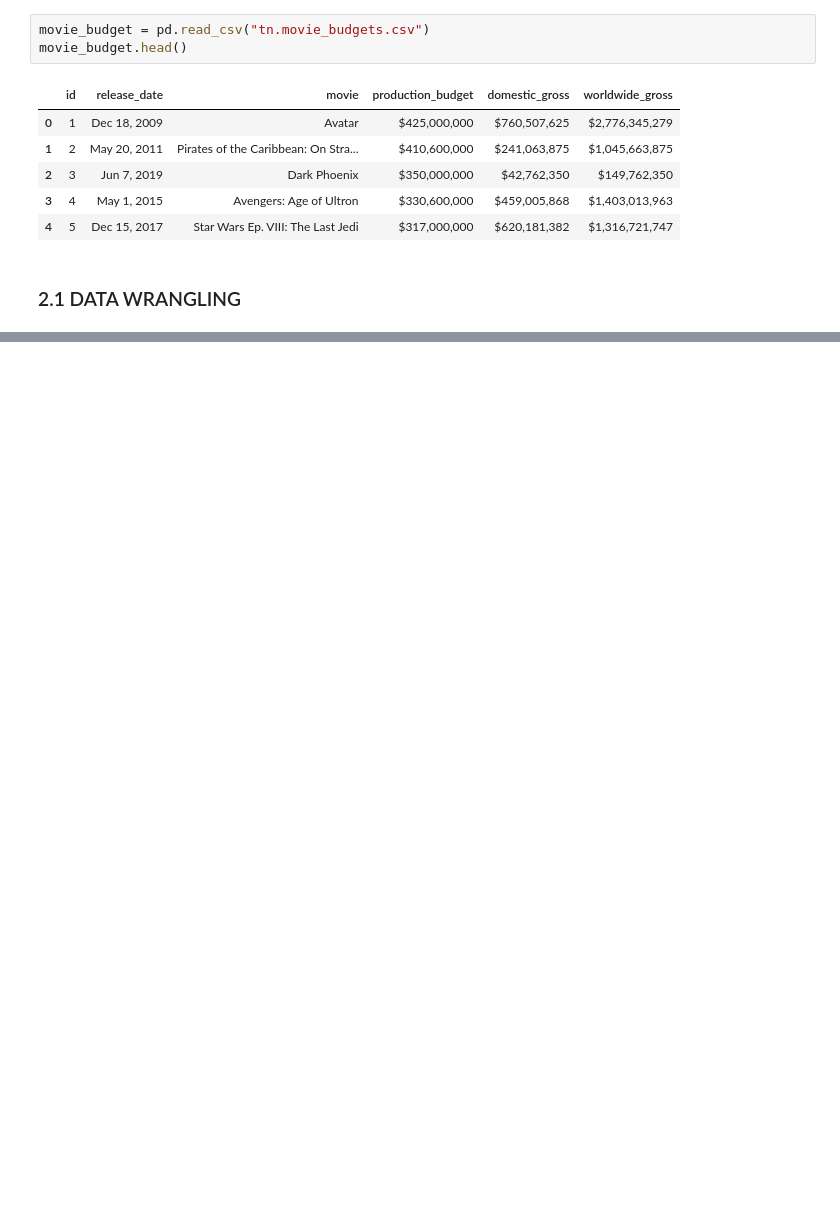
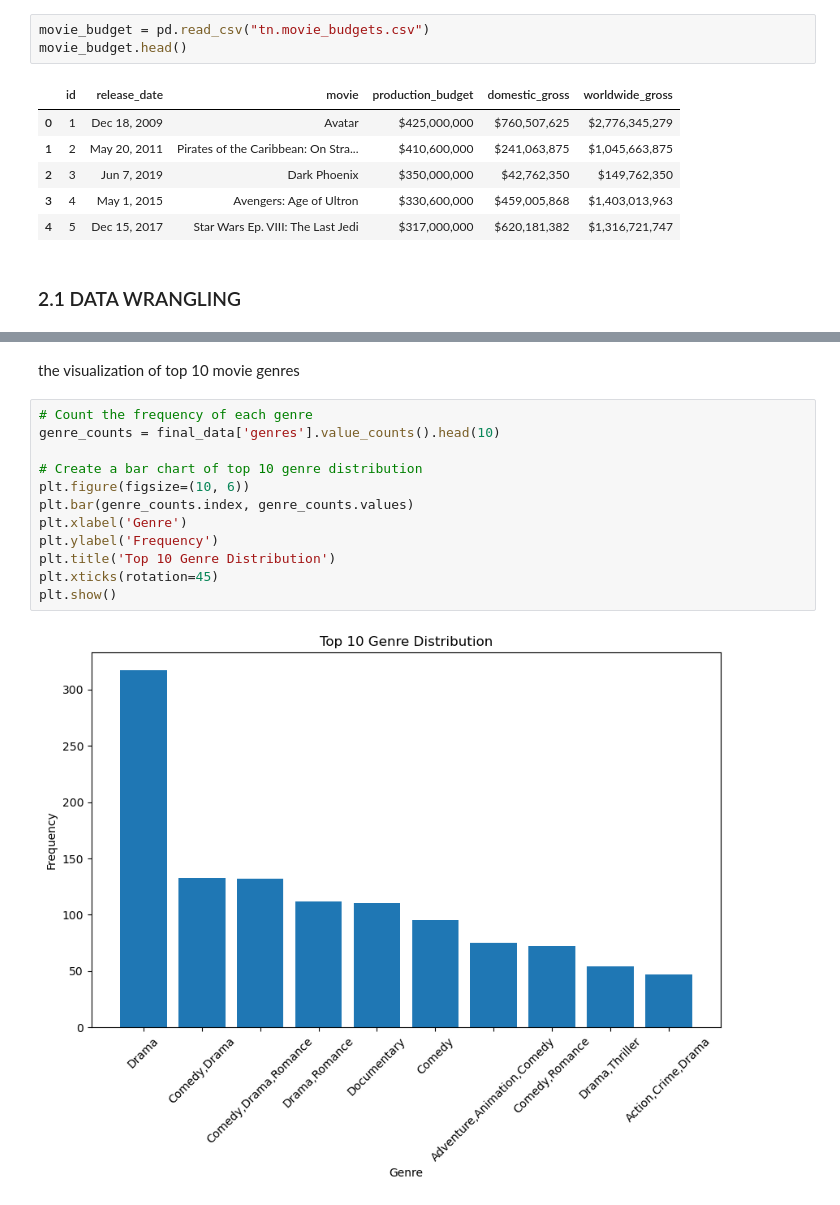
Before and after one commit to raphiqi/BOX-OFFICE-PERFORMANCE-ANALYSIS, a Jupyter notebook: IMDB data project 1-checkpoint.ipynb, the cells around one changed output, grey strips where cells are left out. Drawn from its saved outputs; the diff is of its cells as text; blank space fills up the shorter version.

```diff
--- a/IMDB data project 1-checkpoint.ipynb
+++ b/IMDB data project 1-checkpoint.ipynb
@@ -240,0 +437,16 @@ mean_runtime
+# %% [markdown]
+the visualization of top 10 movie genres
+# %%
+# Count the frequency of each genre
+genre_counts = final_data['genres'].value_counts().head(10)
+
+# Create a bar chart of top 10 genre distribution
+plt.figure(figsize=(10, 6))
+plt.bar(genre_counts.index, genre_counts.values)
+plt.xlabel('Genre')
+plt.ylabel('Frequency')
+plt.title('Top 10 Genre Distribution')
+plt.xticks(rotation=45)
+plt.show()
+# %% [output]
+[figure, added]
```
Also changed, not shown: parts of 77 cells of this notebook.
